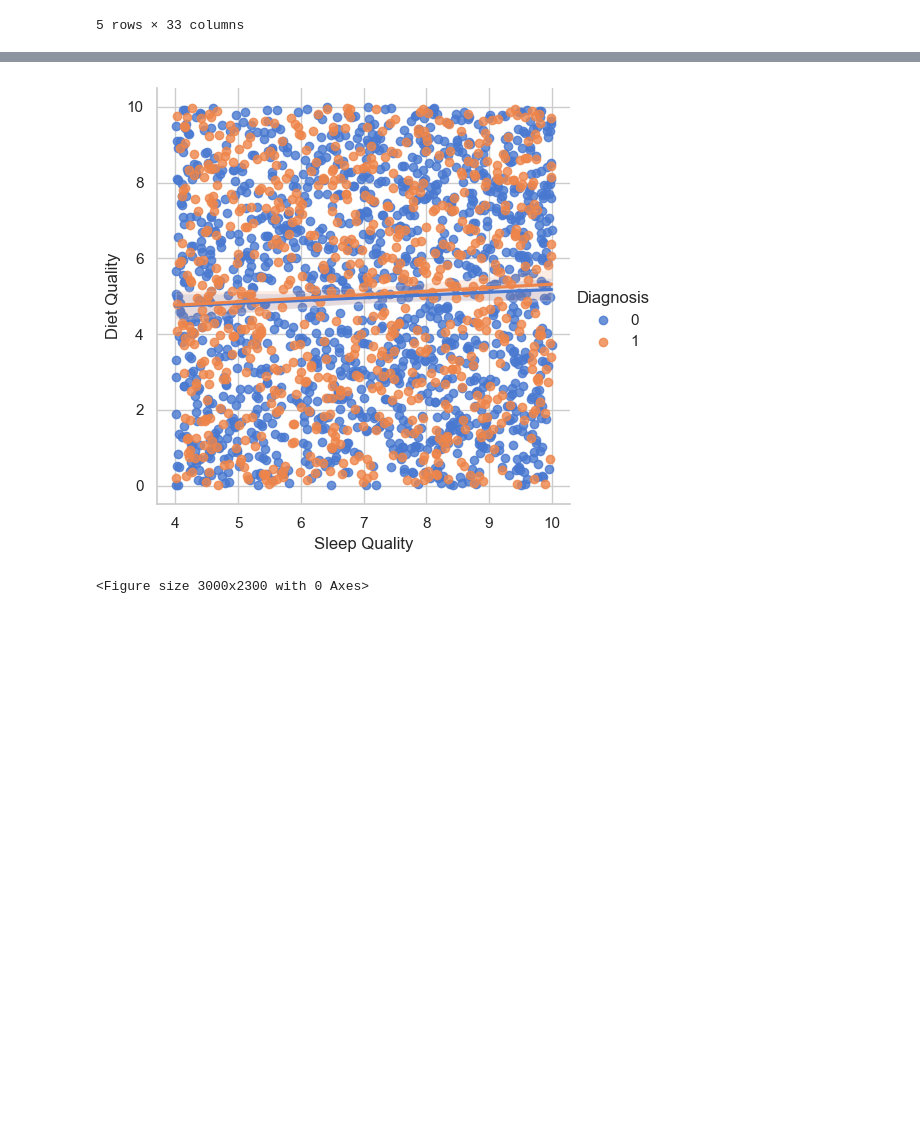
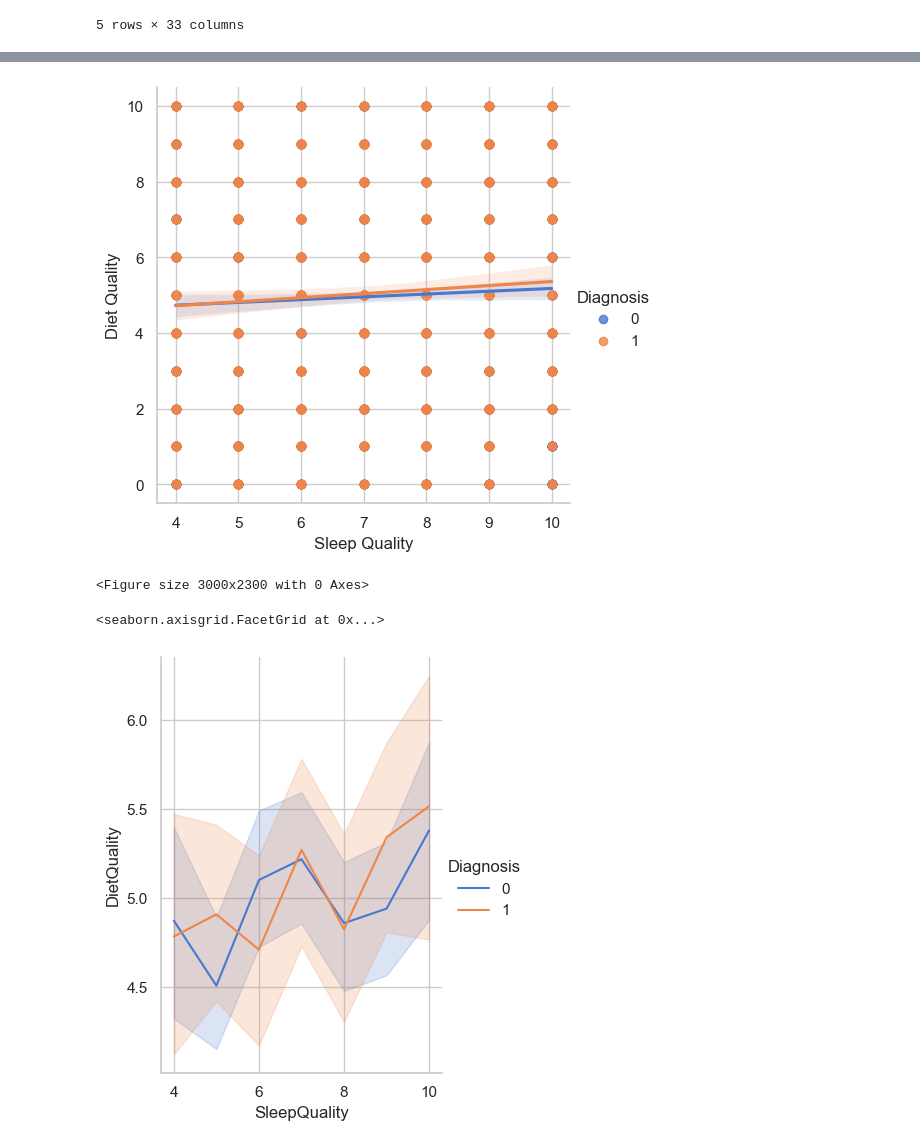
Before and after one commit to Project-4-Team-2/Project-4-Team-2, a Jupyter notebook: alzheimer_analysis_pre.ipynb, the cells around one changed output, grey strips where cells are left out. Drawn from its saved outputs; the diff is of its cells as text; code cells hidden in the pictures; blank space fills up the shorter version.

```diff
--- a/alzheimer_analysis_pre.ipynb
+++ b/alzheimer_analysis_pre.ipynb
@@ -334,6 +374,6 @@ plt.show()
 # %%
 g = sns.lmplot(
-    data = bmi_grouped,
+    data = Alzheimer_rounded,
     x = "SleepQuality", y = "DietQuality", hue = "Diagnosis",
     height = 5
 )
@@ -344,5 +384,16 @@ plt.figure(figsize=(30, 23))
 plt.tight_layout()
 plt.show()
 # %% [output]
-[figure, old version]
+[figure, new version]
 <Figure size 3000x2300 with 0 Axes>
+# %%
+sns.relplot(
+    data=Alzheimer_rounded,
+    x="SleepQuality", y="DietQuality",
+    hue="Diagnosis",
+    kind="line",
+    height=5, aspect=.75, facet_kws=dict(sharex=False),
+)
+# %% [output]
+<seaborn.axisgrid.FacetGrid at 0x...>
+[figure, added]
```
Also changed, not shown: parts of 15 cells of this notebook.
